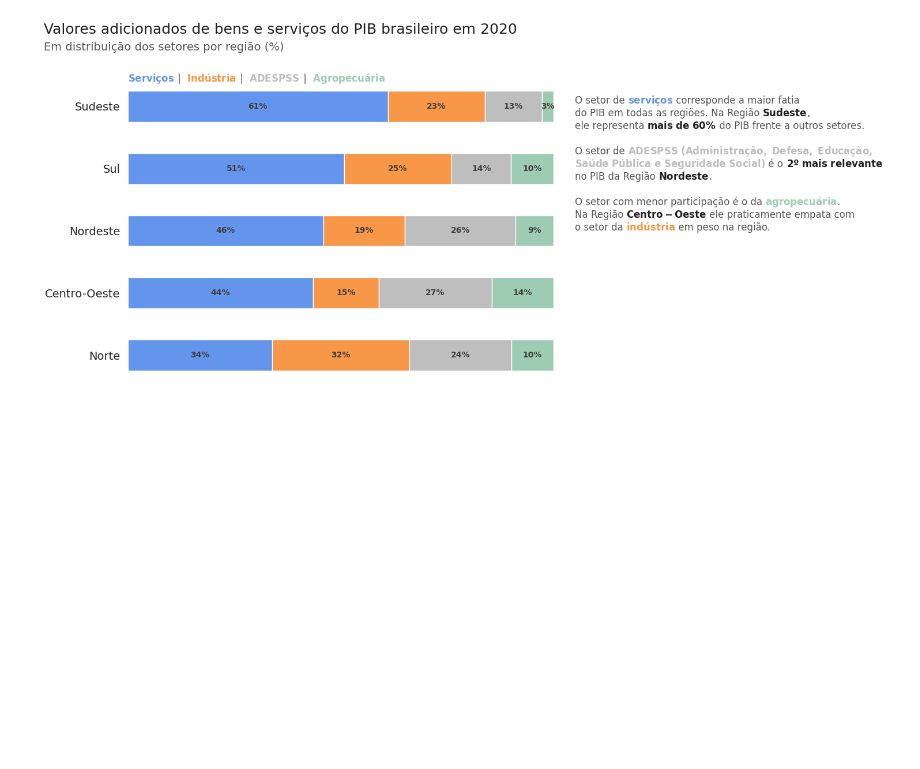
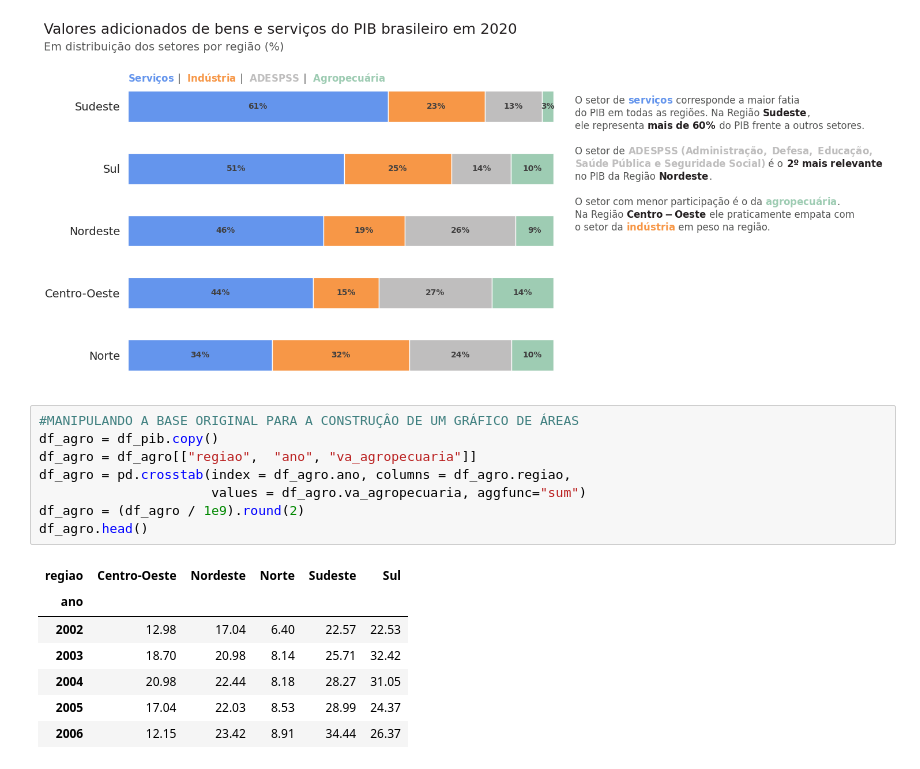
Before and after one commit to gabrieldorte/analise_data_pib_brasil, a Jupyter notebook: Projeto_PIB_Brasil.ipynb, the cells around one changed output. Cells and saved outputs as stored; diff of their text form; blank space fills up the shorter version.

```diff
--- a/Projeto_PIB_Brasil.ipynb
+++ b/Projeto_PIB_Brasil.ipynb
@@ -380,3 +380,19 @@ texto_colorido(
 fig.show()
 # %% [output]
 [figure]
+# %%
+#MANIPULANDO A BASE ORIGINAL PARA A CONSTRUÇÂO DE UM GRÁFICO DE ÁREAS
+df_agro = df_pib.copy()
+df_agro = df_agro[["regiao",  "ano", "va_agropecuaria"]]
+df_agro = pd.crosstab(index = df_agro.ano, columns = df_agro.regiao,
+                      values = df_agro.va_agropecuaria, aggfunc="sum")
+df_agro = (df_agro / 1e9).round(2)
+df_agro.head()
+# %% [output]
+| regiao | Centro-Oeste | Nordeste | Norte | Sudeste | Sul |
+| ano |  |  |  |  |  |
+| 2002 | 12.98 | 17.04 | 6.40 | 22.57 | 22.53 |
+| 2003 | 18.70 | 20.98 | 8.14 | 25.71 | 32.42 |
+| 2004 | 20.98 | 22.44 | 8.18 | 28.27 | 31.05 |
+| 2005 | 17.04 | 22.03 | 8.53 | 28.99 | 24.37 |
+| 2006 | 12.15 | 23.42 | 8.91 | 34.44 | 26.37 |
```
Also changed, not shown: parts of 1 cell of this notebook.
